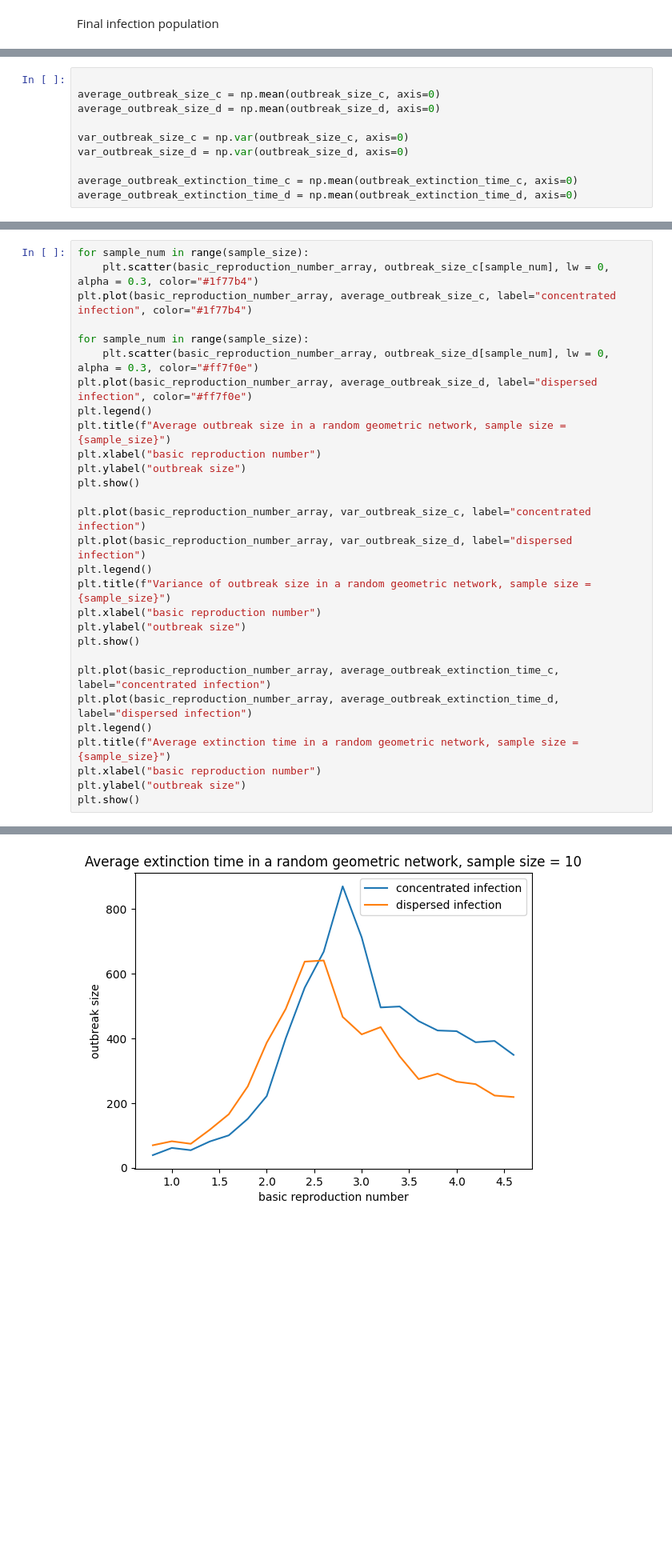
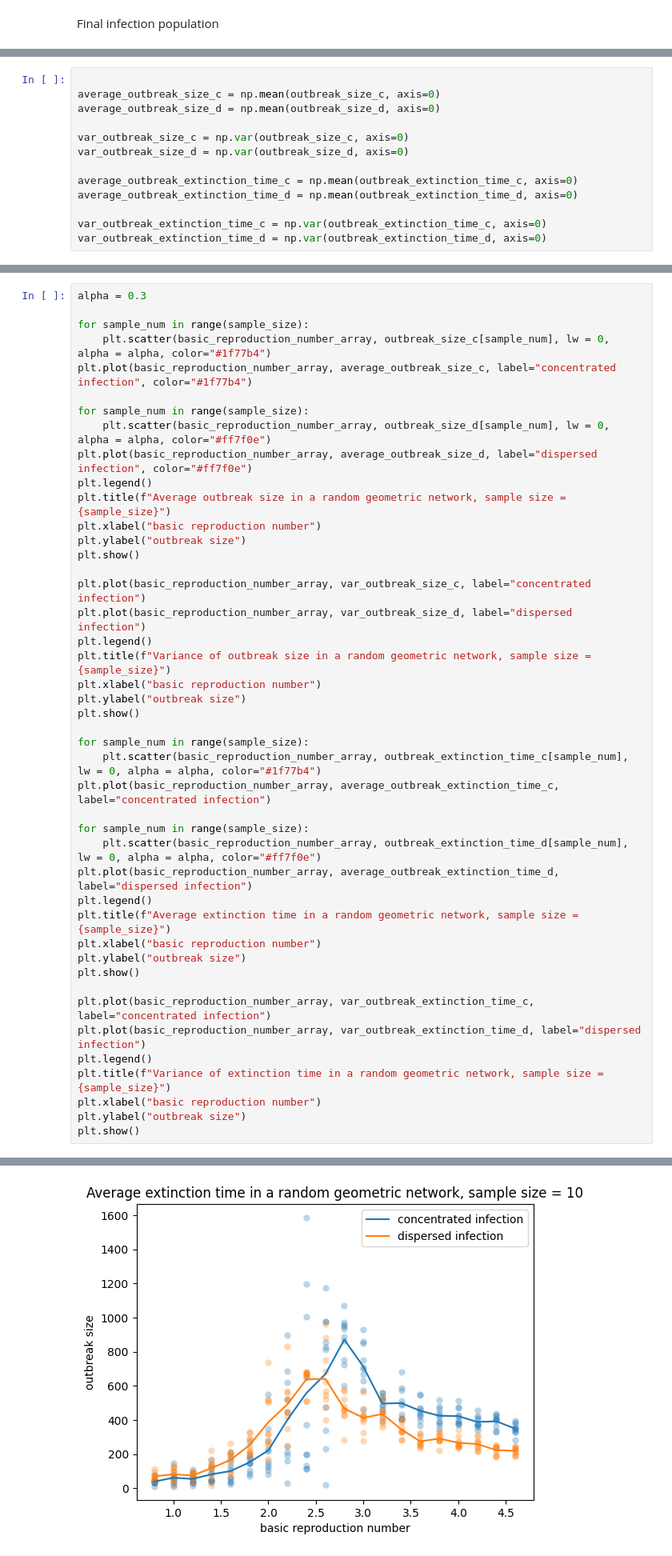
Before and after one commit to ChloeYiu/Network-Friendship-Disease, a Jupyter notebook: final_report.ipynb, the cells around one changed output, grey strips where cells are left out. Shown at 80% size. Cells and saved outputs as stored; diff of their text form; blank space fills up the shorter version.

Commit message:
included var of extinction time

```diff
--- a/final_report.ipynb
+++ b/final_report.ipynb
@@ -354,6 +354,9 @@ var_outbreak_size_d = np.var(outbreak_size_d, axis=0)
 
 average_outbreak_extinction_time_c = np.mean(outbreak_extinction_time_c, axis=0)
 average_outbreak_extinction_time_d = np.mean(outbreak_extinction_time_d, axis=0)
+
+var_outbreak_extinction_time_c = np.var(outbreak_extinction_time_c, axis=0)
+var_outbreak_extinction_time_d = np.var(outbreak_extinction_time_d, axis=0)
 # %%
 print(outbreak_extinction_time_c)
 print(outbreak_extinction_time_d)
@@ -376,35 +379,50 @@ print(outbreak_extinction_time_d)
   3.890e+03 5.296e+03 7.875e+03 7.457e+03 8.463e+03 8.601e+03 8.983e+03
   9.116e+03 9.364e+03 9.445e+03 9.473e+03 9.496e+03 9.674e+03]]
 # %%
+alpha = 0.3
+
 for sample_num in range(sample_size):
-    plt.scatter(basic_reproduction_number_array, outbreak_size_c[sample_num], lw = 0, alpha = 0.3, color="#1f77b4")
+    plt.scatter(basic_reproduction_number_array, outbreak_size_c[sample_num], lw = 0, alpha = alpha, color="#1f77b4")
 plt.plot(basic_reproduction_number_array, average_outbreak_size_c, label="concentrated infection", color="#1f77b4")
 
 for sample_num in range(sample_size):
-    plt.scatter(basic_reproduction_number_array, outbreak_size_d[sample_num], lw = 0, alpha = 0.3, color="#ff7f0e")
+    plt.scatter(basic_reproduction_number_array, outbreak_size_d[sample_num], lw = 0, alpha = alpha, color="#ff7f0e")
 plt.plot(basic_reproduction_number_array, average_outbreak_size_d, label="dispersed infection", color="#ff7f0e")
 plt.legend()
 plt.title(f"Average outbreak size in a random geometric network, sample size = {sample_size}")
 plt.xlabel("basic reproduction number")
 plt.ylabel("outbreak size")
 plt.show()
 
 plt.plot(basic_reproduction_number_array, var_outbreak_size_c, label="concentrated infection")
 plt.plot(basic_reproduction_number_array, var_outbreak_size_d, label="dispersed infection")
 plt.legend()
 plt.title(f"Variance of outbreak size in a random geometric network, sample size = {sample_size}")
 plt.xlabel("basic reproduction number")
 plt.ylabel("outbreak size")
 plt.show()
 
+for sample_num in range(sample_size):
+    plt.scatter(basic_reproduction_number_array, outbreak_extinction_time_c[sample_num], lw = 0, alpha = alpha, color="#1f77b4")
 plt.plot(basic_reproduction_number_array, average_outbreak_extinction_time_c, label="concentrated infection")
+
+for sample_num in range(sample_size):
+    plt.scatter(basic_reproduction_number_array, outbreak_extinction_time_d[sample_num], lw = 0, alpha = alpha, color="#ff7f0e")
 plt.plot(basic_reproduction_number_array, average_outbreak_extinction_time_d, label="dispersed infection")
 plt.legend()
 plt.title(f"Average extinction time in a random geometric network, sample size = {sample_size}")
 plt.xlabel("basic reproduction number")
 plt.ylabel("outbreak size")
 plt.show()
+
+plt.plot(basic_reproduction_number_array, var_outbreak_extinction_time_c, label="concentrated infection")
+plt.plot(basic_reproduction_number_array, var_outbreak_extinction_time_d, label="dispersed infection")
+plt.legend()
+plt.title(f"Variance of extinction time in a random geometric network, sample size = {sample_size}")
+plt.xlabel("basic reproduction number")
+plt.ylabel("outbreak size")
+plt.show()
 # %% [output]
 [figure]
 [figure]
-[figure, old version]
+[figure, new version]
```
Also changed, not shown: parts of 1 cell of this notebook.
